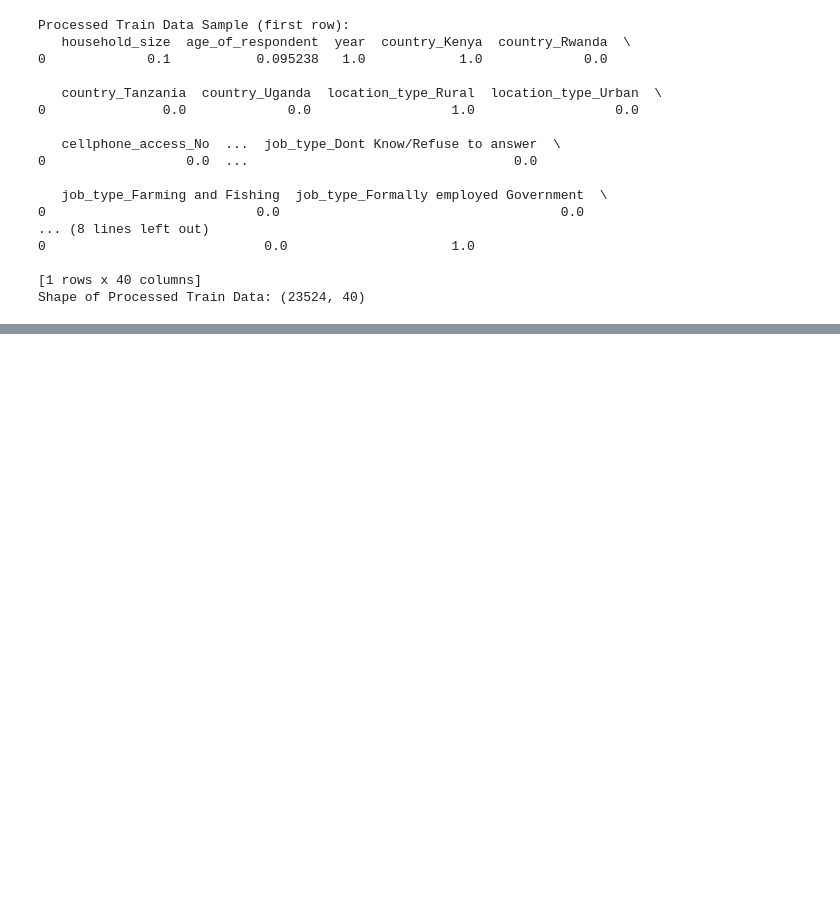
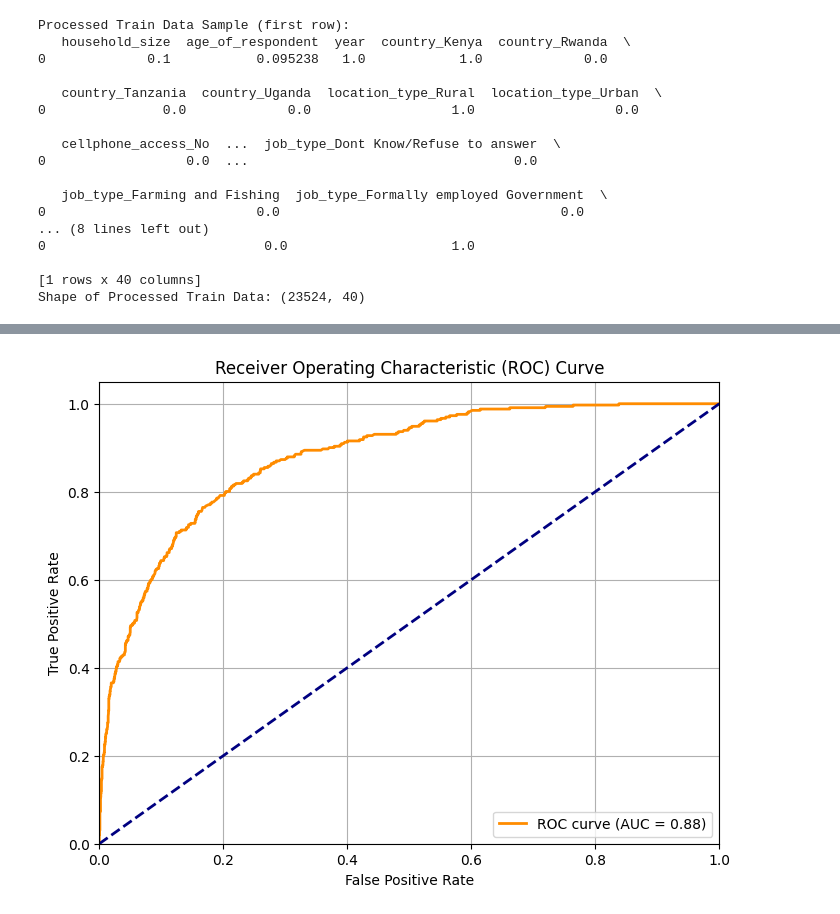
Before and after one commit to Elijah-Mumo/XAI_ELIAS_DS_R_Projects-crispy_waffle, a Jupyter notebook: Financial_Inclusion.ipynb, the cells around one changed output, grey strips where cells are left out. Cells and saved outputs as stored; diff of their text form; code cells hidden in the pictures; blank space fills up the shorter version.

```diff
--- a/Financial_Inclusion.ipynb
+++ b/Financial_Inclusion.ipynb
@@ -271,0 +358,43 @@ Error rate of the XGB classifier:  0.11517212069698257
+# %%
+from sklearn.metrics import roc_curve, auc
+import matplotlib.pyplot as plt
+from xgboost import XGBClassifier
+
+# Retrieve best parameters from GridSearchCV result
+best_params = my_xgb_model.best_params_
+
+# Create new XGBClassifier instance with best parameters and disabled categorical features
+roc_xgb_model = XGBClassifier(
+    objective='binary:logistic',
+    eval_metric='logloss',
+    enable_categorical=False,
+    random_state=42,
+    **best_params
+)
+
+# Fit new model on training data
+roc_xgb_model.fit(X_Train, y_Train)
+
+# Get predicted probabilities for positive class on validation set
+y_pred_proba = roc_xgb_model.predict_proba(X_Val)[:, 1]
+
+# Calculate ROC curve points
+fpr, tpr, thresholds = roc_curve(y_val, y_pred_proba)
+
+# Calculate AUC score
+roc_auc = auc(fpr, tpr)
+
+# Plot ROC curve
+plt.figure(figsize=(8, 6))
+plt.plot(fpr, tpr, color='darkorange', lw=2, label=f'ROC curve (AUC = {roc_auc:.2f})')
+plt.plot([0, 1], [0, 1], color='navy', lw=2, linestyle='--')
+plt.xlim([0.0, 1.0])
+plt.ylim([0.0, 1.05])
+plt.xlabel('False Positive Rate')
+plt.ylabel('True Positive Rate')
+plt.title('Receiver Operating Characteristic (ROC) Curve')
+plt.legend(loc='lower right')
+plt.grid(True)
+plt.show()
+# %% [output]
+[figure, added]
```
Also changed, not shown: parts of 10 cells of this notebook.
